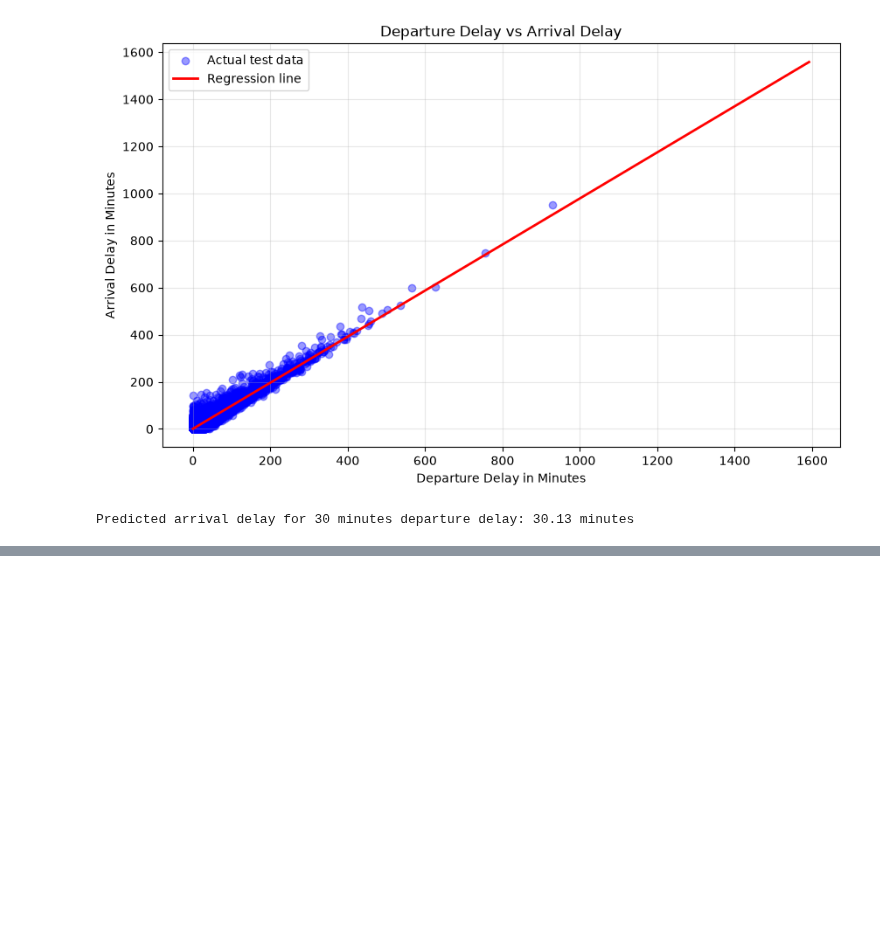
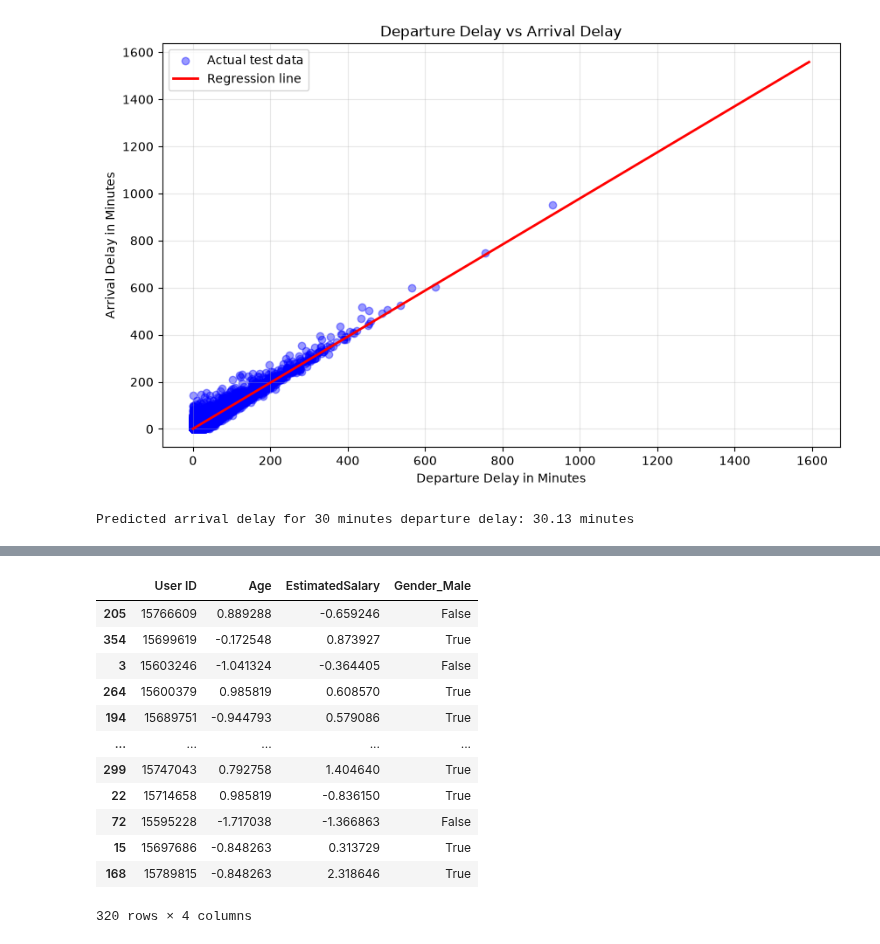
Before and after one commit to masoomk9666/hccda-ai, a Jupyter notebook: regression.ipynb, the cells around one changed output, grey strips where cells are left out. Cells and saved outputs as stored; diff of their text form; code cells hidden in the pictures; blank space fills up the shorter version.

```diff
--- a/regression.ipynb
+++ b/regression.ipynb
@@ -175,3 +175,6 @@ RMSE: 9.84
 R2 Score: 0.9330
 [figure]
 Predicted arrival delay for 30 minutes departure delay: 30.13 minutes
+# %%
+data = pd.read_csv('./data/Social_Network_Ads.csv')
+data.head()
@@ -177,0 +188,2 @@ Predicted arrival delay for 30 minutes departure delay: 30.13 minutes
+# %%
+data = pd.get_dummies(data, columns=["Gender"], drop_first=True)
@@ -177,0 +199,29 @@ Predicted arrival delay for 30 minutes departure delay: 30.13 minutes
+# %%
+from sklearn.model_selection import train_test_split
+x = data.drop(columns=["Purchased"])
+y = data["Purchased"]
+X_train, X_test, y_train, y_test = train_test_split(x,y, test_size=0.2, random_state=2)
+# %%
+from sklearn.preprocessing import StandardScaler
+scalar = StandardScaler()
+scalar.fit(X_train[["Age", "EstimatedSalary"]])
+X_train_s = X_train.copy()
+X_test_s = X_test.copy()
+X_train_s[["Age", "EstimatedSalary"]] = scalar.transform(X_train[["Age", "EstimatedSalary"]])
+X_test_s[["Age", "EstimatedSalary"]] = scalar.transform(X_test[["Age", "EstimatedSalary"]])
+# %%
+X_train_s
+# %% [output]
+|  | User ID | Age | EstimatedSalary | Gender_Male |
+| 205 | 15766609 | 0.889288 | -0.659246 | False |
+| 354 | 15699619 | -0.172548 | 0.873927 | True |
+| 3 | 15603246 | -1.041324 | -0.364405 | False |
+| 264 | 15600379 | 0.985819 | 0.608570 | True |
+| 194 | 15689751 | -0.944793 | 0.579086 | True |
+| ... | ... | ... | ... | ... |
+| 299 | 15747043 | 0.792758 | 1.404640 | True |
+| 22 | 15714658 | 0.985819 | -0.836150 | True |
+| 72 | 15595228 | -1.717038 | -1.366863 | False |
+| 15 | 15697686 | -0.848263 | 0.313729 | True |
+| 168 | 15789815 | -0.848263 | 2.318646 | True |
+320 rows × 4 columns
```
Also changed, not shown: parts of 10 cells of this notebook, 1 other file.
